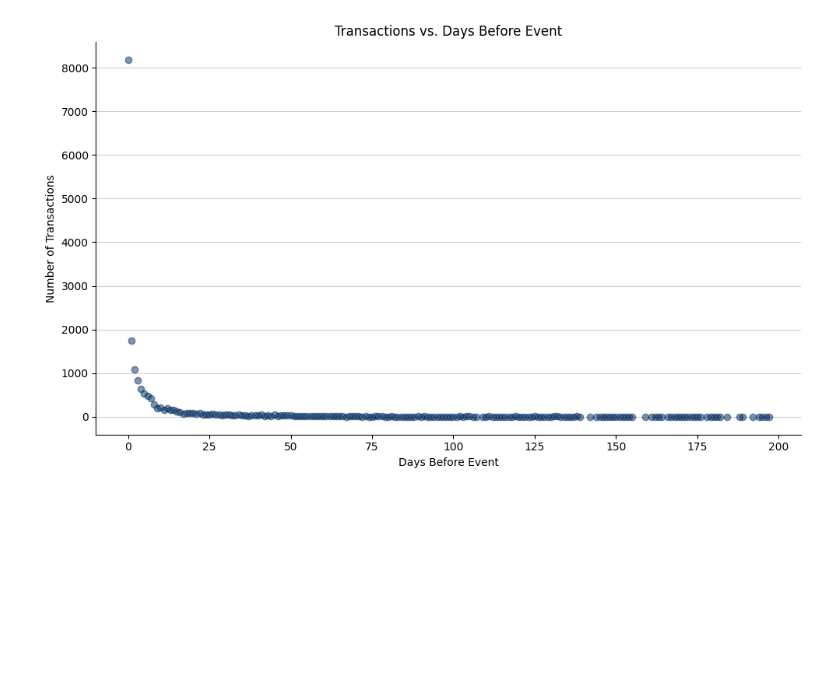
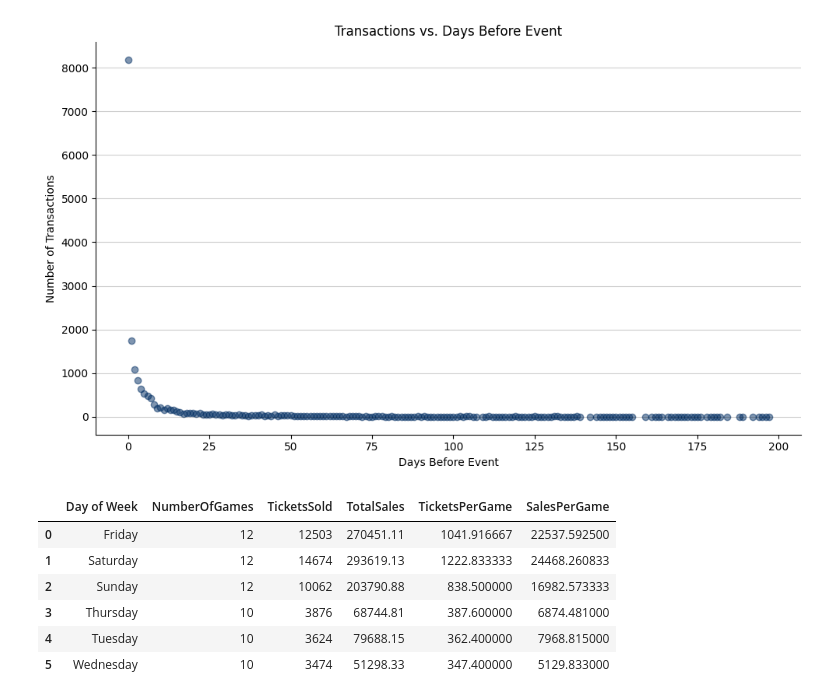
Before and after one commit to brianhockett/FredNats-TicketPricing, a Jupyter notebook: TR_EDA.ipynb, the cells around one changed output. Drawn from its saved outputs; the diff is of its cells as text; code cells hidden in the pictures; blank space fills up the shorter version.

```diff
--- a/TR_EDA.ipynb
+++ b/TR_EDA.ipynb
@@ -116,3 +116,23 @@ plt.grid(axis='y', linestyle='-', alpha=0.2, color='black', zorder=0)
 plt.show()
 # %% [output]
 [figure]
+# %%
+day_summary = df.groupby('Day of Week', as_index = False).agg(
+    NumberOfGames = ('Event ID', 'nunique'),
+    TicketsSold = ('Tickets Sold', 'sum'),
+    TotalSales = ('Sales Total', 'sum'),
+)
+
+day_summary['TicketsPerGame'] = day_summary['TicketsSold'] / day_summary['NumberOfGames']
+day_summary['SalesPerGame'] = day_summary['TotalSales'] / day_summary['NumberOfGames']
+
+
+day_summary
+# %% [output]
+|  | Day of Week | NumberOfGames | TicketsSold | TotalSales | TicketsPerGame | SalesPerGame |
+| 0 | Friday | 12 | 12503 | 270451.11 | 1041.916667 | 22537.592500 |
+| 1 | Saturday | 12 | 14674 | 293619.13 | 1222.833333 | 24468.260833 |
+| 2 | Sunday | 12 | 10062 | 203790.88 | 838.500000 | 16982.573333 |
+| 3 | Thursday | 10 | 3876 | 68744.81 | 387.600000 | 6874.481000 |
+| 4 | Tuesday | 10 | 3624 | 79688.15 | 362.400000 | 7968.815000 |
+| 5 | Wednesday | 10 | 3474 | 51298.33 | 347.400000 | 5129.833000 |
```
Also changed, not shown: parts of 4 cells of this notebook, 1 other file.
